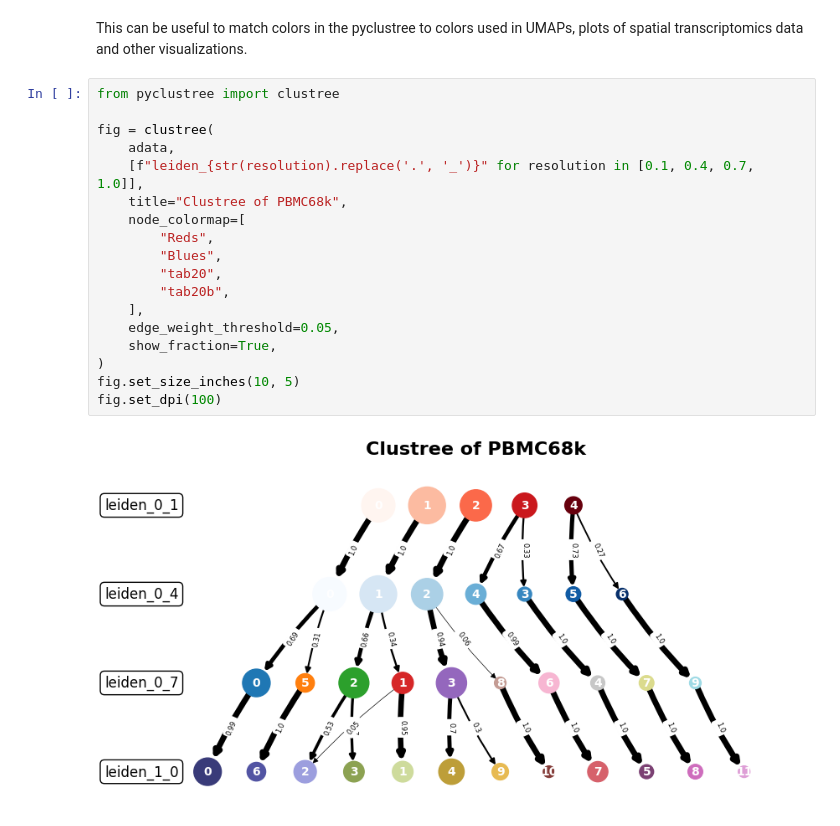
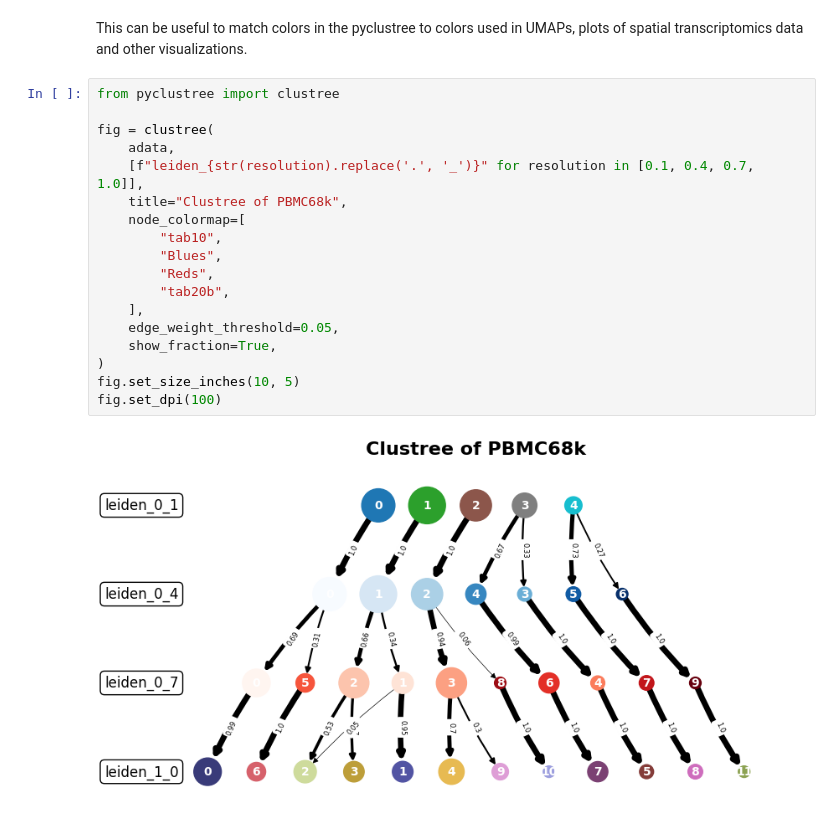
Before and after one commit to complextissue/pyclustree, a Jupyter notebook: docs/source/example.ipynb, the cells around one changed output. Cells and saved outputs as stored; diff of their text form.

```diff
--- a/docs/source/example.ipynb
+++ b/docs/source/example.ipynb
@@ -81,20 +81,20 @@ This can be useful to match colors in the pyclustree to colors used in UMAPs, pl
 # %%
 from pyclustree import clustree
 
 fig = clustree(
     adata,
     [f"leiden_{str(resolution).replace('.', '_')}" for resolution in [0.1, 0.4, 0.7, 1.0]],
     title="Clustree of PBMC68k",
     node_colormap=[
+        "tab10",
+        "Blues",
         "Reds",
-        "Blues",
-        "tab20",
         "tab20b",
     ],
     edge_weight_threshold=0.05,
     show_fraction=True,
 )
 fig.set_size_inches(10, 5)
 fig.set_dpi(100)
 # %% [output]
-[figure, old version]
+[figure, new version]
```
Also changed, not shown: 2 other files.
